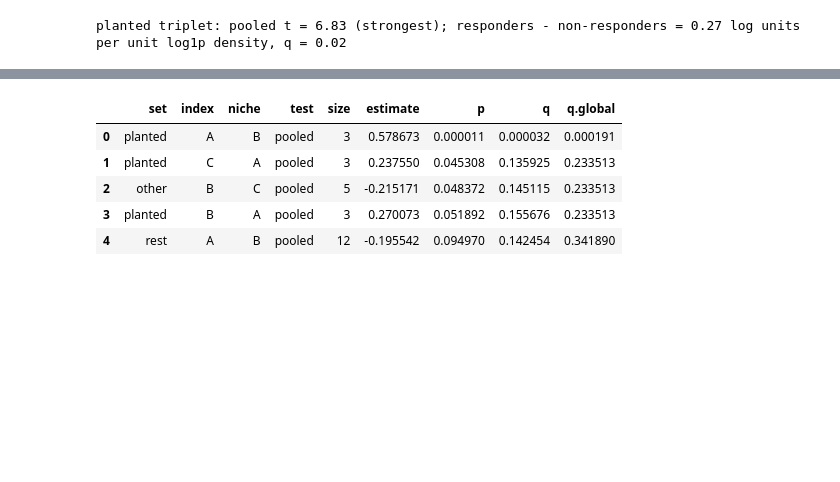
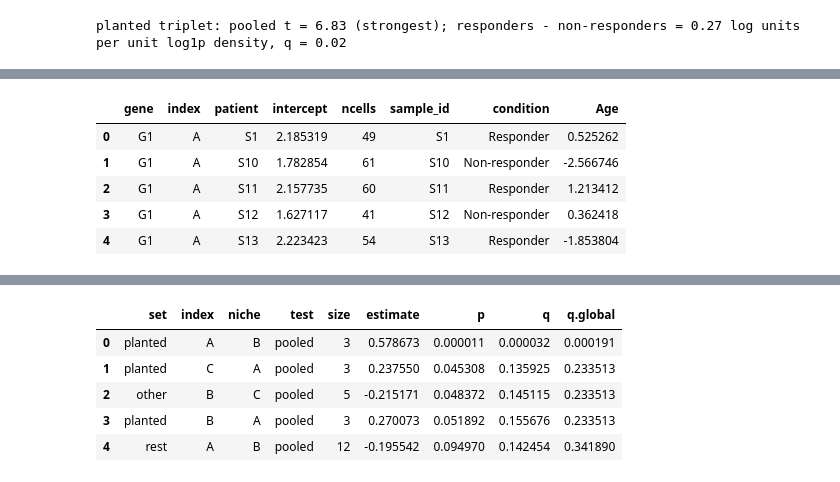
Before and after one commit to BhuvaLab/spidepy, a Jupyter notebook: docs/tutorial.ipynb, the cells around one changed output, grey strips where cells are left out. Drawn from its saved outputs; the diff is of its cells as text; code cells hidden in the pictures; blank space fills up the shorter version.

```diff
--- a/docs/tutorial.ipynb
+++ b/docs/tutorial.ipynb
@@ -201,0 +220,10 @@ SpiDEResults (slopes engine)
+# %%
+intercepts = sp.patient_intercepts(fit, gene="G1", index="A")
+intercepts.head()
+# %% [output]
+|  | gene | index | patient | intercept | ncells | sample_id | condition | Age |
+| 0 | G1 | A | S1 | 2.185319 | 49 | S1 | Responder | 0.525262 |
+| 1 | G1 | A | S10 | 1.782854 | 61 | S10 | Non-responder | -2.566746 |
+| 2 | G1 | A | S11 | 2.157735 | 60 | S11 | Responder | 1.213412 |
+| 3 | G1 | A | S12 | 1.627117 | 41 | S12 | Non-responder | 0.362418 |
+| 4 | G1 | A | S13 | 2.223423 | 54 | S13 | Responder | -1.853804 |
```
Also changed, not shown: parts of 44 cells of this notebook, 6 other files.
